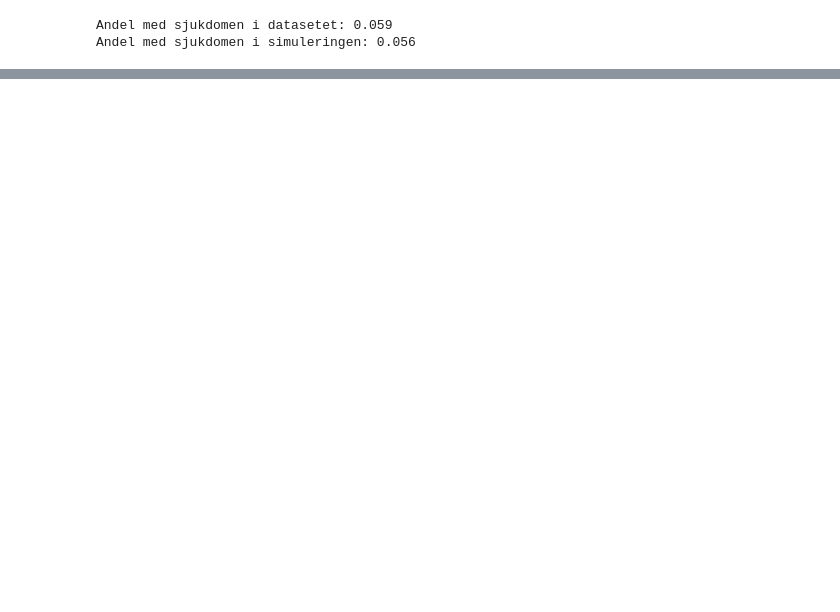
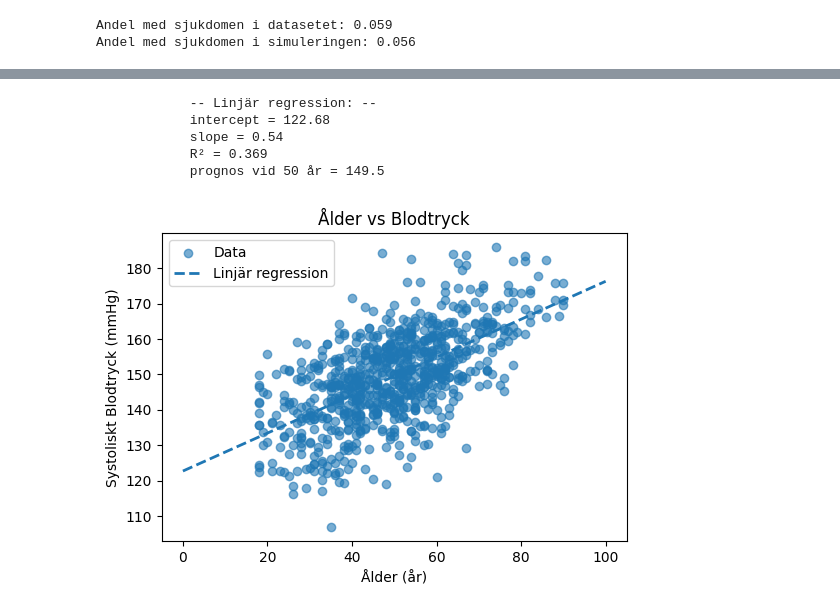
Before and after one commit to jonaslindstrom647/halsostudie, a Jupyter notebook: halso_studie.ipynb, the cells around one changed output, grey strips where cells are left out. Cells and saved outputs as stored; diff of their text form; code cells hidden in the pictures; blank space fills up the shorter version.

```diff
--- a/halso_studie.ipynb
+++ b/halso_studie.ipynb
@@ -162,0 +72,10 @@ Welch's t-test utfördes ovan och utifrån ett p värde på 0.6527 (som är myck
+# %%
+# Linjär regression Ålder vs Blodtryck
+analyzer.linear_regression()
+# %% [output]
+            -- Linjär regression: --
+            intercept = 122.68
+            slope = 0.54
+            R² = 0.369
+            prognos vid 50 år = 149.5
+[figure, added]
```
Also changed, not shown: parts of 17 cells of this notebook, 2 other files.
